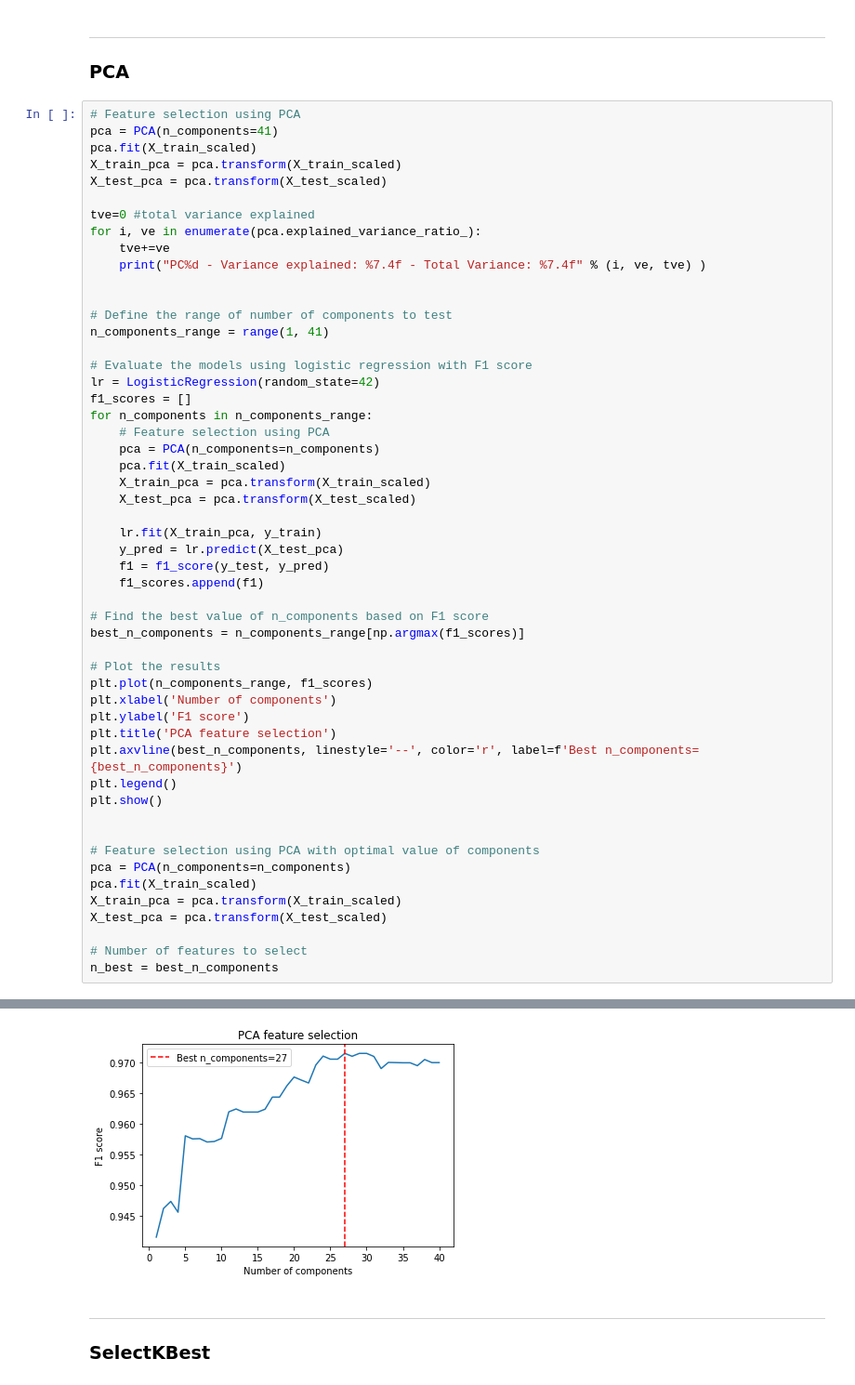
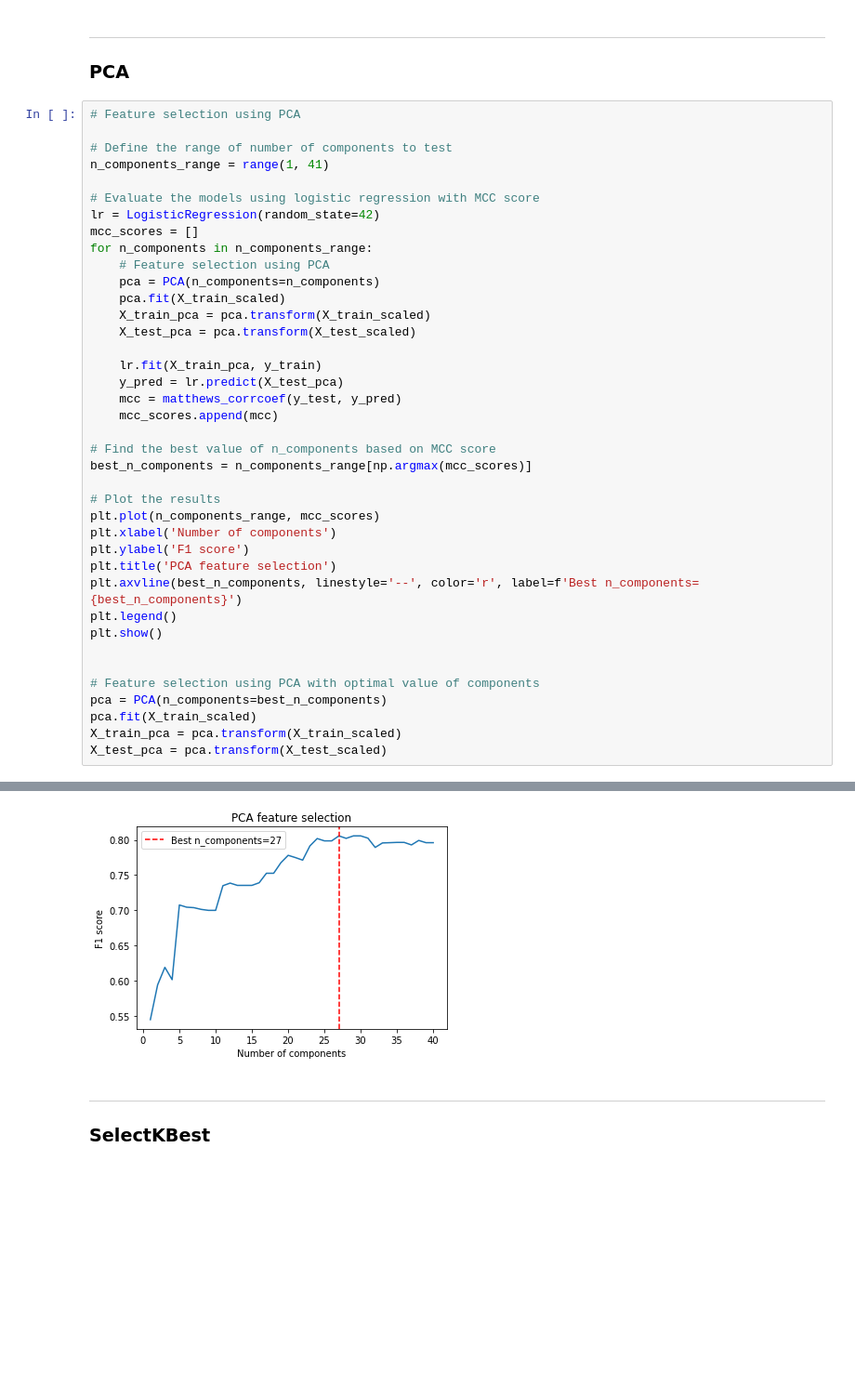
Before and after one commit to CosminTr/ClassificationModelEC, a Jupyter notebook: ProjetoEC.ipynb, the cells around one changed output, grey strips where cells are left out. Shown: that part at 93% size. Saved outputs shown, nothing was run; the diff lists cells and outputs as text; blank space fills up the shorter version.

```diff
--- a/ProjetoEC.ipynb
+++ b/ProjetoEC.ipynb
@@ -253,23 +224,13 @@ print(f'{len(corr_features_idx)} features have a correlation above 0')
 ### PCA
 # %%
 # Feature selection using PCA
-pca = PCA(n_components=41)
-pca.fit(X_train_scaled)
-X_train_pca = pca.transform(X_train_scaled)
-X_test_pca = pca.transform(X_test_scaled)
-
-tve=0 #total variance explained
-for i, ve in enumerate(pca.explained_variance_ratio_):
-    tve+=ve
-    print("PC%d - Variance explained: %7.4f - Total Variance: %7.4f" % (i, ve, tve) )
-
 
 # Define the range of number of components to test
 n_components_range = range(1, 41)
 
-# Evaluate the models using logistic regression with F1 score
+# Evaluate the models using logistic regression with MCC score
 lr = LogisticRegression(random_state=42)
-f1_scores = []
+mcc_scores = []
 for n_components in n_components_range:
     # Feature selection using PCA
     pca = PCA(n_components=n_components)
@@ -279,14 +240,14 @@ for n_components in n_components_range:
 
     lr.fit(X_train_pca, y_train)
     y_pred = lr.predict(X_test_pca)
-    f1 = f1_score(y_test, y_pred)
-    f1_scores.append(f1)
+    mcc = matthews_corrcoef(y_test, y_pred)
+    mcc_scores.append(mcc)
 
-# Find the best value of n_components based on F1 score
-best_n_components = n_components_range[np.argmax(f1_scores)]
+# Find the best value of n_components based on MCC score
+best_n_components = n_components_range[np.argmax(mcc_scores)]
 
 # Plot the results
-plt.plot(n_components_range, f1_scores)
+plt.plot(n_components_range, mcc_scores)
 plt.xlabel('Number of components')
 plt.ylabel('F1 score')
 plt.title('PCA feature selection')
@@ -296,11 +257,8 @@ plt.show()
 
 
 # Feature selection using PCA with optimal value of components
-pca = PCA(n_components=n_components)
+pca = PCA(n_components=best_n_components)
 pca.fit(X_train_scaled)
 X_train_pca = pca.transform(X_train_scaled)
 X_test_pca = pca.transform(X_test_scaled)
-
-# Number of features to select
-n_best = best_n_components
 # %% [output]
@@ -324,4 +265,4 @@ PC40 - Variance explained:  0.0001 - Total Variance:  1.0000
-[figure, old version]
+[figure, new version]
 # %% [markdown]
 ***
 ### SelectKBest
```
Also changed, not shown: parts of 23 cells of this notebook.
